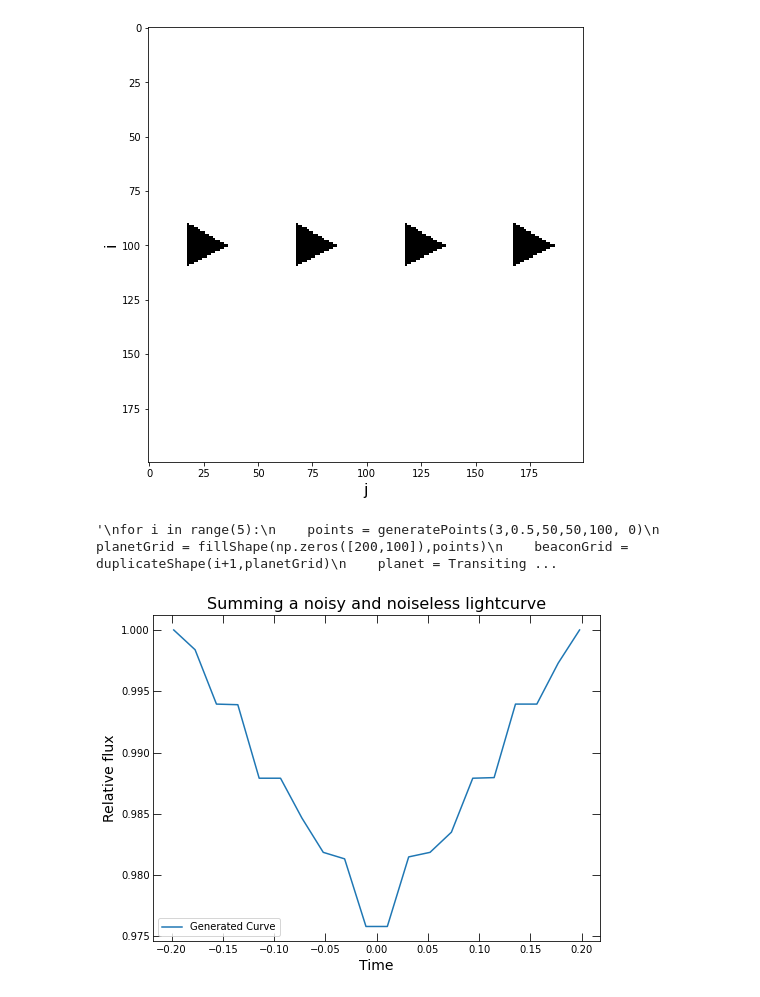
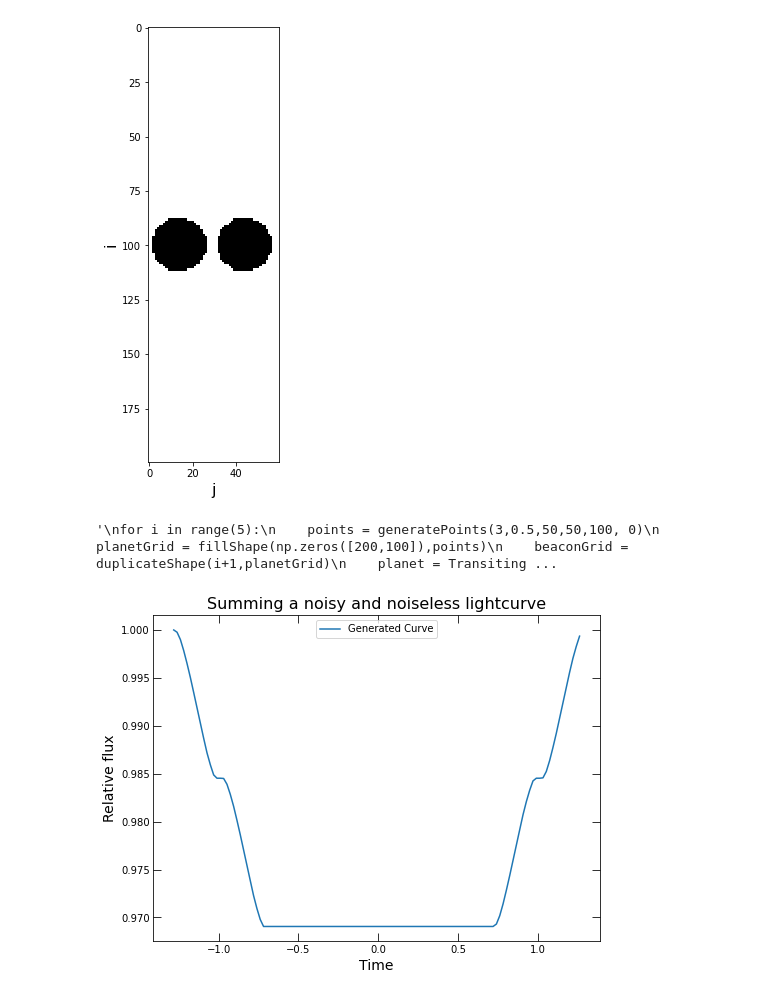
Before and after one commit to joshua-bromley/tessSignalInjection, a Jupyter notebook: Summer2021/repeatingObjects.ipynb, the cells around one changed output. Drawn from its saved outputs; the diff is of its cells as text; code cells hidden in the pictures.

```diff
--- a/Summer2021/repeatingObjects.ipynb
+++ b/Summer2021/repeatingObjects.ipynb
@@ -99,29 +99,29 @@ def duplicateShape(n, grid): ##Recursively adds the grid to itself n times
 # %%
 times = getTimes("tesslc_78452879")
 
-points = generatePoints(3,0.25,50,25,100, 0)
-planetGrid = fillShape(np.zeros([200,50]),points)
-beaconGrid = duplicateShape(4,planetGrid)
-planet = TransitingImage(opacitymat = beaconGrid, v = 10, t_ref = 0, t_arr = times)
+points = generatePoints(25,0.25,50,15,100, 0)
+planetGrid = fillShape(np.zeros([200,30]),points)
+beaconGrid = duplicateShape(2,planetGrid)
+planet = TransitingImage(opacitymat = beaconGrid, v = 1, t_ref = 0, t_arr = times)
 planet.plot_grid()
 
 '''
 for i in range(5):
     points = generatePoints(3,0.5,50,50,100, 0)
     planetGrid = fillShape(np.zeros([200,100]),points)
     beaconGrid = duplicateShape(i+1,planetGrid)
     planet = TransitingImage(opacitymat = beaconGrid, v = 10, t_ref = 0, t_arr = times)
     planetLC, overlapTimes = planet.gen_LC(t_arr = times)
     f = open("Signals/trin"+str(i)+".txt",'w')
     for i in range(len(overlapTimes)):
         f.write(str(overlapTimes[i]) + '\t' + str(planetLC[i]) + '\n')
     f.close()
 '''
 
 ##duplicateShape can be used to increase the number of identical objects transiting.
 ##Space between objects determined by white space in grid passed in.
 # %% [output]
-[figure, old version]
+[figure, new version]
 '\nfor i in range(5):\n    points = generatePoints(3,0.5,50,50,100, 0)\n    planetGrid = fillShape(np.zeros([200,100]),points)\n    beaconGrid = duplicateShape(i+1,planetGrid)\n    planet = Transiting ...
 # %%
 planetLC, overlapTimes = planet.gen_LC(t_arr = times)
@@ -137,4 +137,4 @@ ax.tick_params(direction = "in", which = "major", length = 8, top = True, right
 ax.tick_params(direction = "in", which = "minor", length = 4, top = True, right = True)
 plt.show()
 # %% [output]
-[figure, old version]
+[figure, new version]
```
Also changed, not shown: 1 other file.
